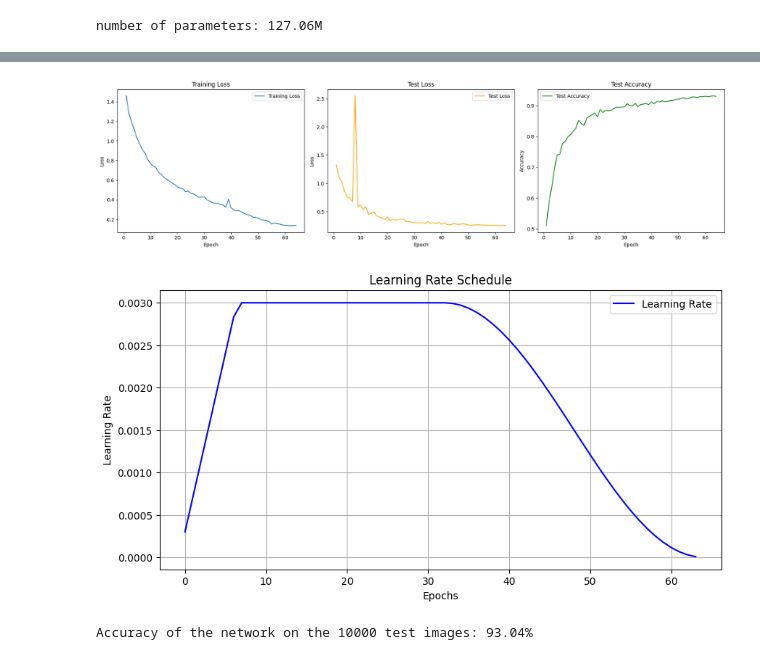
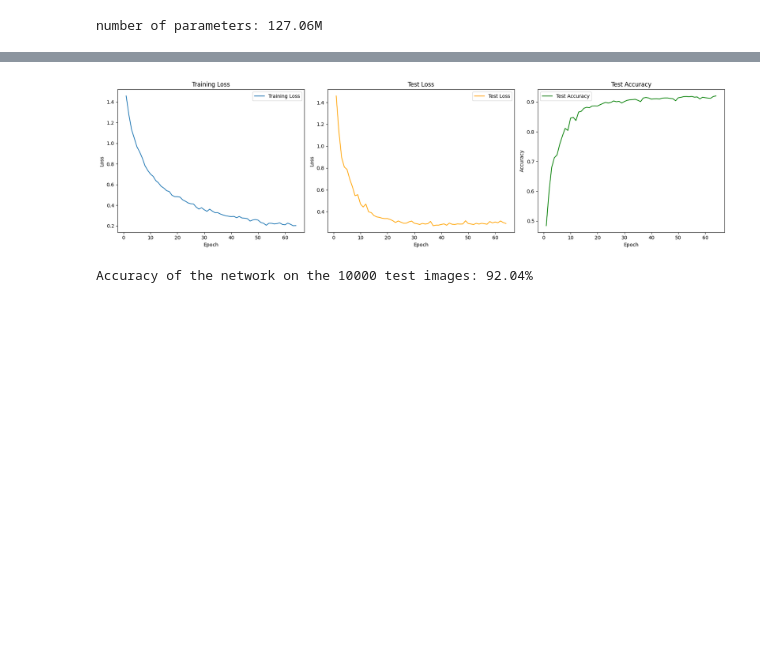
Before and after one commit to Alfafa0702/MDS5122-DL, a Jupyter notebook: dl-hw1.ipynb, the cells around one changed output, grey strips where cells are left out. Saved outputs shown, nothing was run; the diff lists cells and outputs as text; code cells hidden in the pictures; blank space fills up the shorter version.

Commit message:
Kaggle Notebook | DL Hw1 | Variant 5 Data Augmentation

```diff
--- a/dl-hw1.ipynb
+++ b/dl-hw1.ipynb
@@ -1034,4 +1279,7 @@ scheduler = torch.optim.lr_scheduler.CosineAnnealingLR(optimizer, T_max=num_epoc
 # %%
+# the network optimizer
+optimizer = getattr(optim, optim_name)(net.parameters(), **optim_kwargs)
+
 # loss function
 criterion = nn.CrossEntropyLoss()
 
@@ -1042,21 +1290,8 @@ torch.autograd.set_detect_anomaly(True)
 losses = []
 accuracies = []
 test_losses = []
-learning_rates = []
 
 for epoch in range(num_epochs):
-    # 更新学习率
-    if epoch <= num_epochs*0.5:
-        current_lr = get_lr(epoch)
-    else:
-        scheduler.step()
-        current_lr = optimizer.param_groups[0]['lr']
-
-    learning_rates.append(current_lr)
-
-    for param_group in optimizer.param_groups:
-        param_group['lr'] = current_lr
-
     # 训练阶段
     net.train()
     running_loss = 0.0
@@ -1135,7 +1370,7 @@ results_df = pd.DataFrame({
     'Test Accuracy': accuracies
 })
 
-results_df.to_excel('training_results_Variant4.xlsx', index=False)
+results_df.to_excel('training_results_Variant5.xlsx', index=False)
 
 # 可视化
 plt.figure(figsize=(18, 5))
@@ -1165,50 +1400,37 @@ plt.title('Test Accuracy')
 plt.legend()
 
 plt.tight_layout()
-plt.savefig('training_results_Variant4.jpg')
+plt.savefig('training_results_Variant5.jpg')
 plt.show()
 
-# 绘制学习率变化曲线
-plt.figure(figsize=(10, 5))
-plt.plot(range(num_epochs), learning_rates, label='Learning Rate', color='blue')
-plt.xlabel('Epochs')
-plt.ylabel('Learning Rate')
-plt.title('Learning Rate Schedule')
-plt.legend()
-plt.grid()
-plt.savefig('lr_schedule_Variant4.png')  # 保存图像
-plt.show()  # 显示图像
-
 # 保存模型
-torch.save(net.state_dict(), 'Variant4.pth')
+torch.save(net.state_dict(), 'Variant5.pth')
 # 保存模型信息
 model_info = {
     "Optimizer": type(optimizer).__name__,
-    "Initail lr": initial_lr,
-    "max_lr": max_lr,
+    "Learning Rate": optimizer.param_groups[0]['lr'],
     "Weight Decay": optimizer.param_groups[0]['weight_decay'],
     "Network Architecture": str(net),
     "Data Augmentation": "Enhanced"
 }
 
 model_info_df = pd.DataFrame([model_info])
-model_info_df.to_excel('model_info_variant4.xlsx', index=False)
+model_info_df.to_excel('model_info_variant5.xlsx', index=False)
 
 net.eval()
 correct, total = 0, 0
 with torch.no_grad():
     for img, target in loader["test"]:
         img, target = img.to(device), target.to(device)
 
         # make prediction
         pred = net(img)
 
         # accumulate
         total += len(target)
         correct += (torch.argmax(pred, dim=1) == target).sum().item()
 
 print(f"Accuracy of the network on the {total} test images: {100 * correct / total:.2f}%")
 # %% [output]
-[figure, old version]
+[figure, new version]
-[figure, removed]
-Accuracy of the network on the 10000 test images: 93.04%
+Accuracy of the network on the 10000 test images: 92.04%
```
Also changed, not shown: parts of 21 cells of this notebook.
